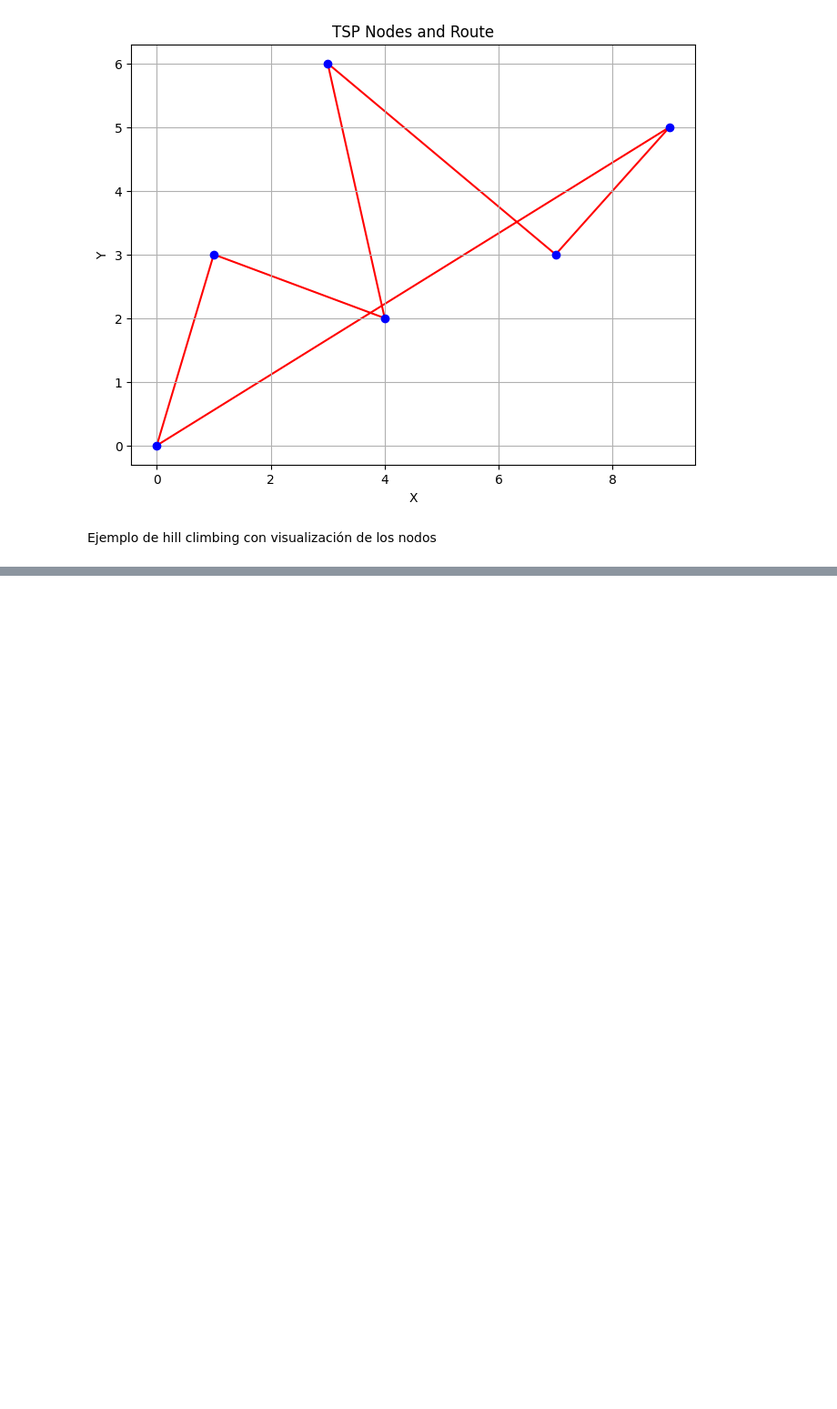
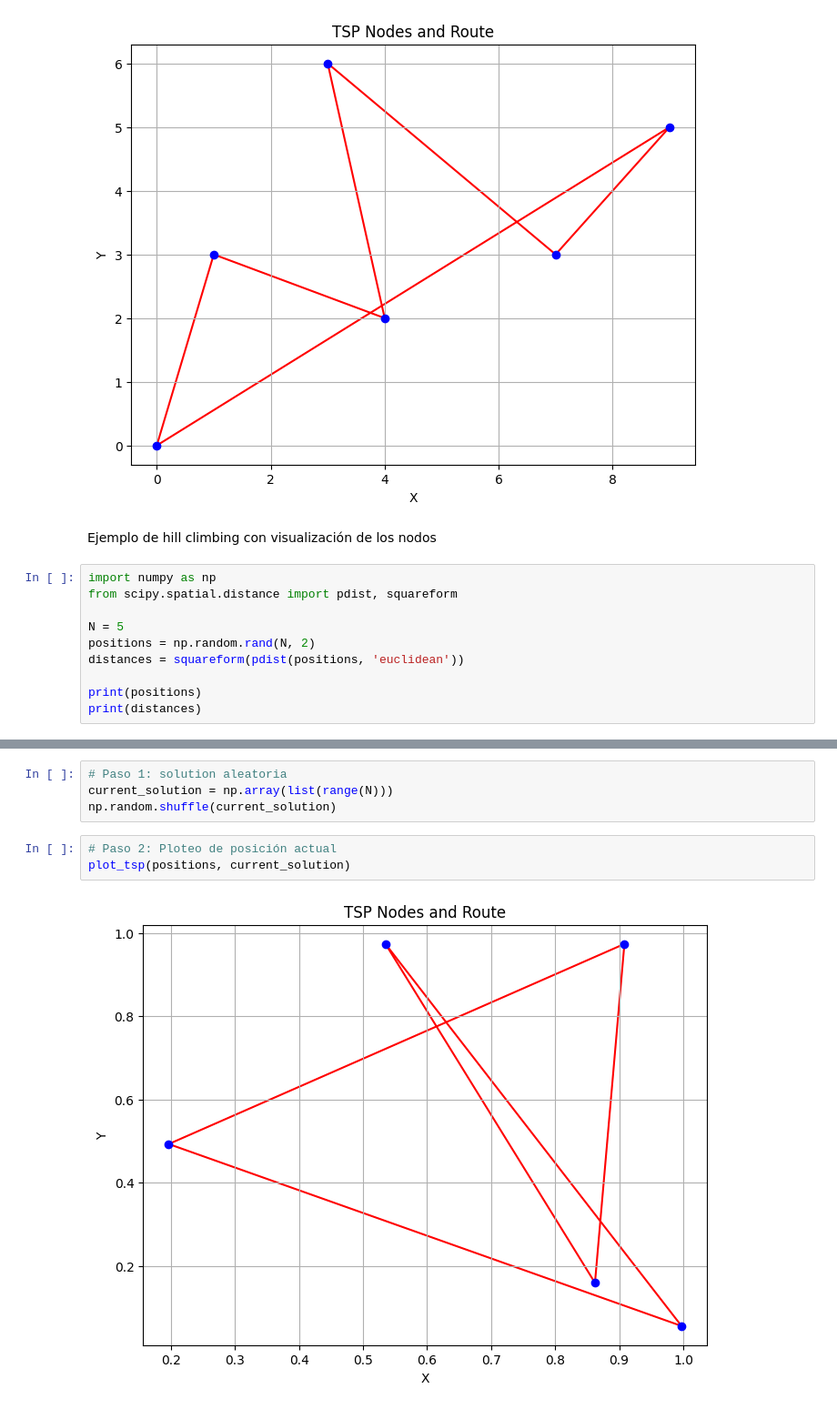
Before and after one commit to OsbenVizcarra/Programacion_101, a Jupyter notebook: 2_Hill_climbing_TSP.ipynb, the cells around one changed output, grey strips where cells are left out. Shown: that part at 91% size. Cells and saved outputs as stored; diff of their text form; blank space fills up the shorter version.

```diff
--- a/2_Hill_climbing_TSP.ipynb
+++ b/2_Hill_climbing_TSP.ipynb
@@ -130,3 +130,13 @@ plot_tsp(nodes, route)
 [figure]
 # %% [markdown]
 Ejemplo de hill climbing con visualización de los nodos
+# %%
+import numpy as np
+from scipy.spatial.distance import pdist, squareform
+
+N = 5
+positions = np.random.rand(N, 2)
+distances = squareform(pdist(positions, 'euclidean'))
+
+print(positions)
+print(distances)
@@ -133,3 +154,12 @@ Ejemplo de hill climbing con visualización de los nodos
+# %%
+# Paso 1: solution aleatoria
+current_solution = np.array(list(range(N)))
+np.random.shuffle(current_solution)
+# %%
+# Paso 2: Ploteo de posición actual
+plot_tsp(positions, current_solution)
+# %% [output]
+[figure, added]
 # %%
 import numpy as np
 from scipy.spatial.distance import pdist, squareform
```
Also changed, not shown: parts of 2 cells of this notebook.
